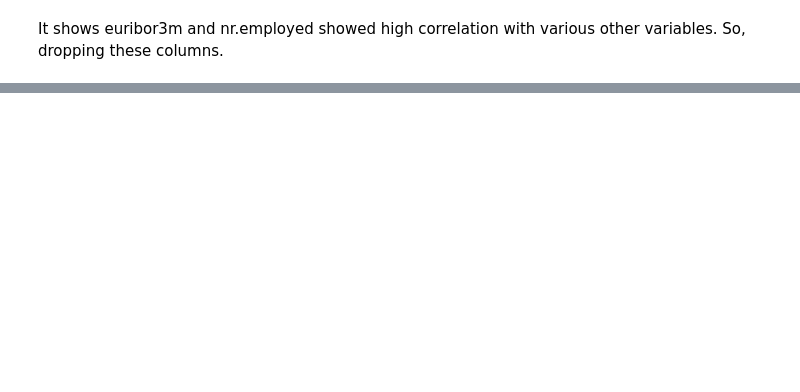
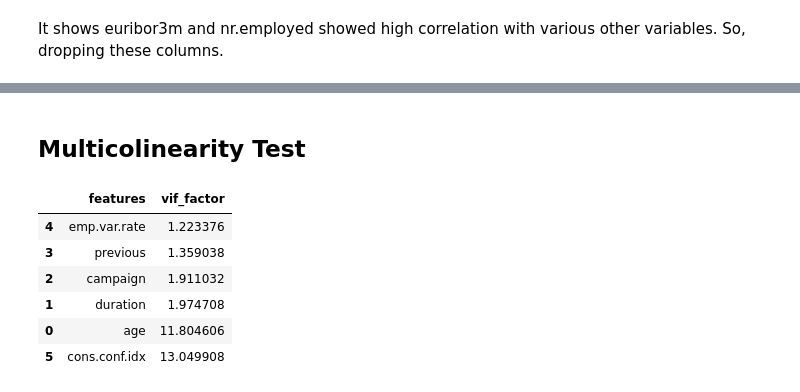
Before and after one commit to KISEE41/Banking-Marketing-Target, a Jupyter notebook: descriptive_analysis_of_variables.ipynb, the cells around one changed output, grey strips where cells are left out. Cells and saved outputs as stored; diff of their text form; code cells hidden in the pictures; blank space fills up the shorter version.

Commit message:
perform multicolinearity test via VIF factor

```diff
--- a/descriptive_analysis_of_variables.ipynb
+++ b/descriptive_analysis_of_variables.ipynb
@@ -406,0 +425,20 @@ display(numerical_columns.corr())
+# %% [markdown]
+## Multicolinearity Test
+# %%
+def vif_factor(columns):
+    from statsmodels.stats.outliers_influence import variance_inflation_factor
+    vif = pd.DataFrame()
+    vif["features"] = columns.columns
+    vif["vif_factor"] = [variance_inflation_factor(columns.values, i) for i in range(columns.shape[1])]
+
+    return vif.sort_values("vif_factor")
+# %%
+display(vif_factor(numerical_columns))
+# %% [output]
+|  | features | vif_factor |
+| 4 | emp.var.rate | 1.223376 |
+| 3 | previous | 1.359038 |
+| 2 | campaign | 1.911032 |
+| 1 | duration | 1.974708 |
+| 0 | age | 11.804606 |
+| 5 | cons.conf.idx | 13.049908 |
```
Also changed, not shown: parts of 6 cells of this notebook.
